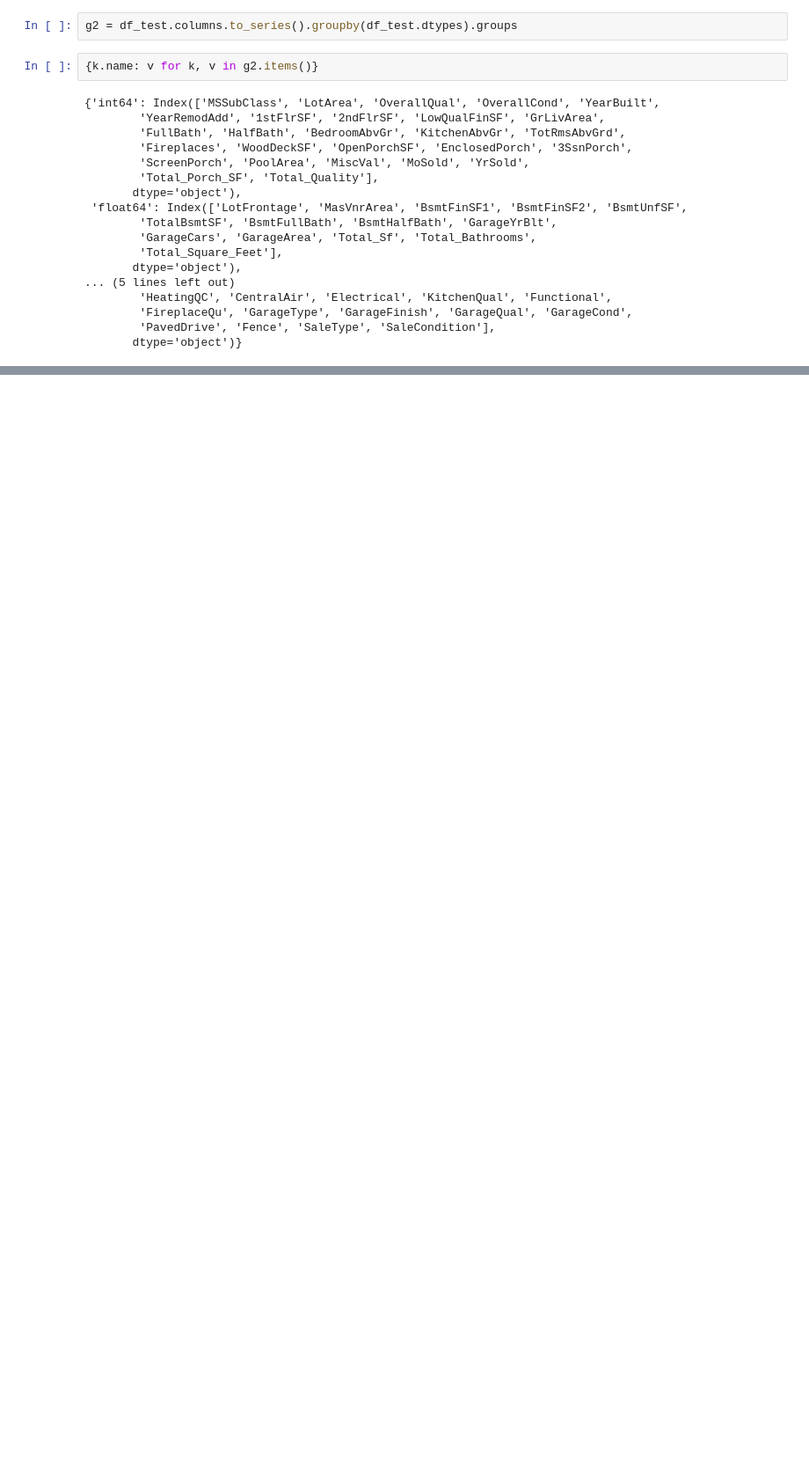
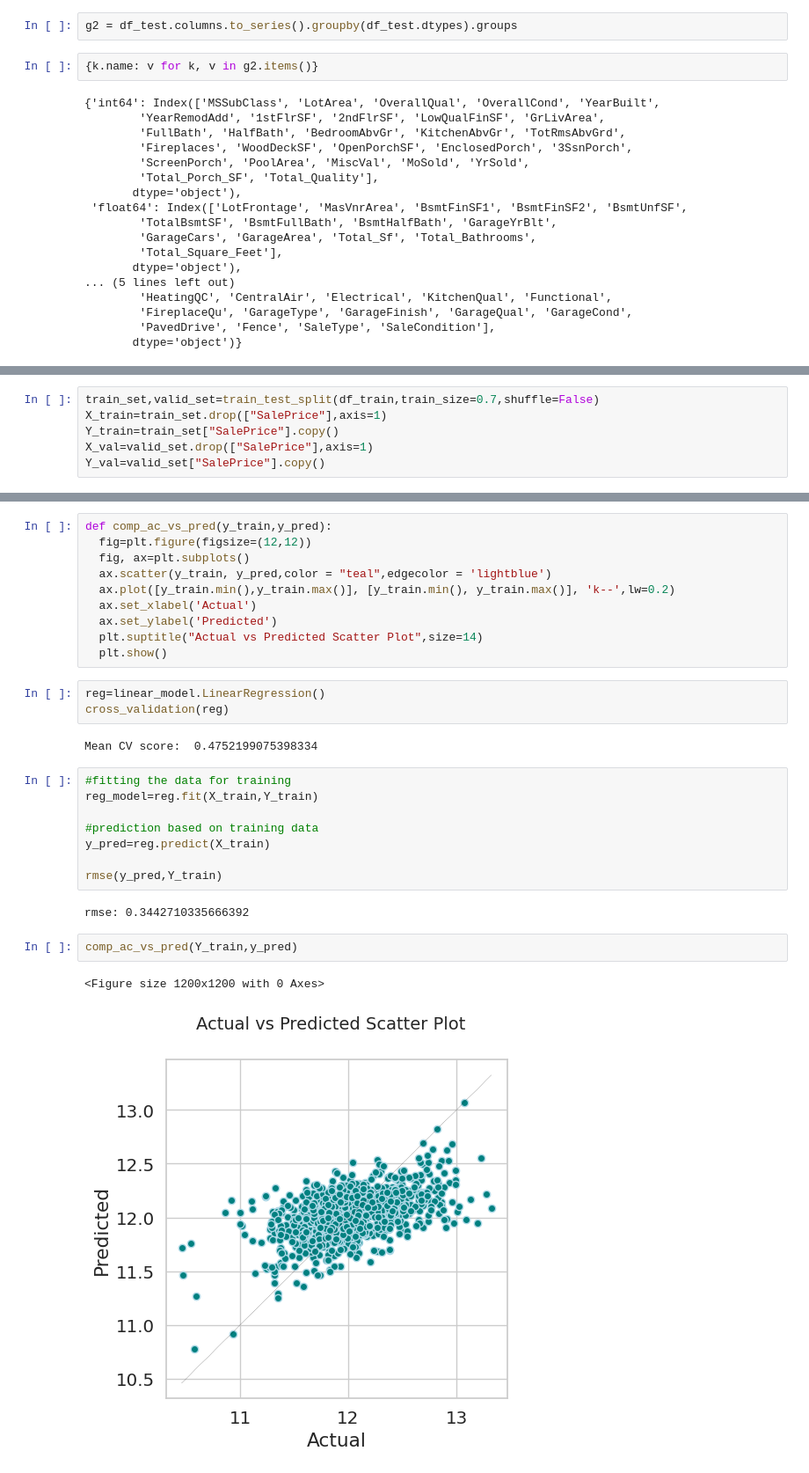
Before and after one commit to HamzaWajid1/House_price_prediction_Advanced, a Jupyter notebook: House_Price_predice_using_advanced_regression_techniques.ipynb, the cells around one changed output, grey strips where cells are left out. Shown at 88% size. Saved outputs shown, nothing was run; the diff lists cells and outputs as text; blank space fills up the shorter version.

```diff
--- a/House_Price_predice_using_advanced_regression_techniques.ipynb
+++ b/House_Price_predice_using_advanced_regression_techniques.ipynb
@@ -568,0 +707,6 @@ g2 = df_test.columns.to_series().groupby(df_test.dtypes).groups
+# %%
+train_set,valid_set=train_test_split(df_train,train_size=0.7,shuffle=False)
+X_train=train_set.drop(["SalePrice"],axis=1)
+Y_train=train_set["SalePrice"].copy()
+X_val=valid_set.drop(["SalePrice"],axis=1)
+Y_val=valid_set["SalePrice"].copy()
@@ -568,0 +813,30 @@ g2 = df_test.columns.to_series().groupby(df_test.dtypes).groups
+# %%
+def comp_ac_vs_pred(y_train,y_pred):
+  fig=plt.figure(figsize=(12,12))
+  fig, ax=plt.subplots()
+  ax.scatter(y_train, y_pred,color = "teal",edgecolor = 'lightblue')
+  ax.plot([y_train.min(),y_train.max()], [y_train.min(), y_train.max()], 'k--',lw=0.2)
+  ax.set_xlabel('Actual')
+  ax.set_ylabel('Predicted')
+  plt.suptitle("Actual vs Predicted Scatter Plot",size=14)
+  plt.show()
+# %%
+reg=linear_model.LinearRegression()
+cross_validation(reg)
+# %% [output]
+Mean CV score:  0.4752199075398334
+# %%
+#fitting the data for training
+reg_model=reg.fit(X_train,Y_train)
+
+#prediction based on training data
+y_pred=reg.predict(X_train)
+
+rmse(y_pred,Y_train)
+# %% [output]
+rmse: 0.3442710335666392
+# %%
+comp_ac_vs_pred(Y_train,y_pred)
+# %% [output]
+<Figure size 1200x1200 with 0 Axes>
+[figure, added]
```
Also changed, not shown: parts of 104 cells of this notebook.
